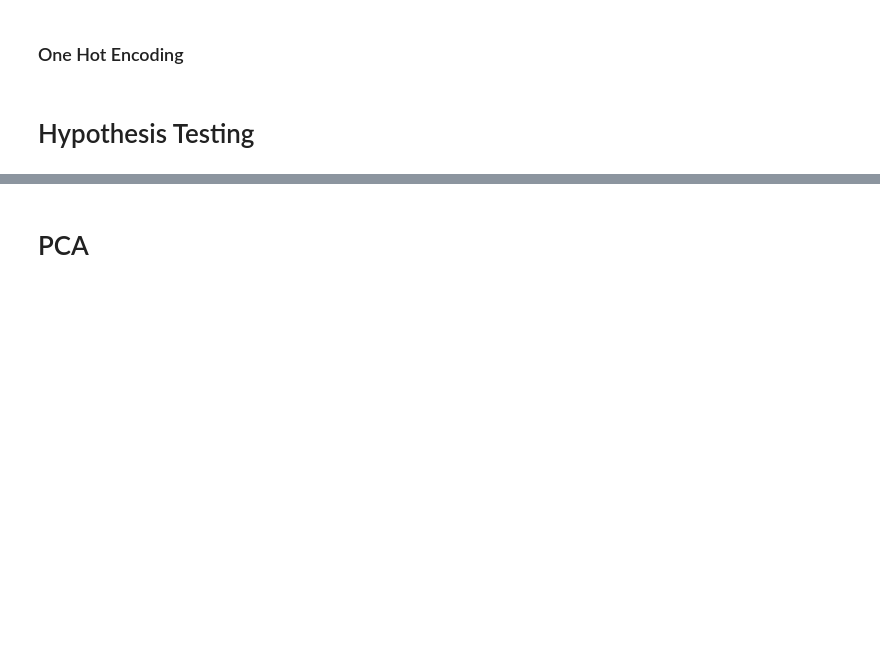
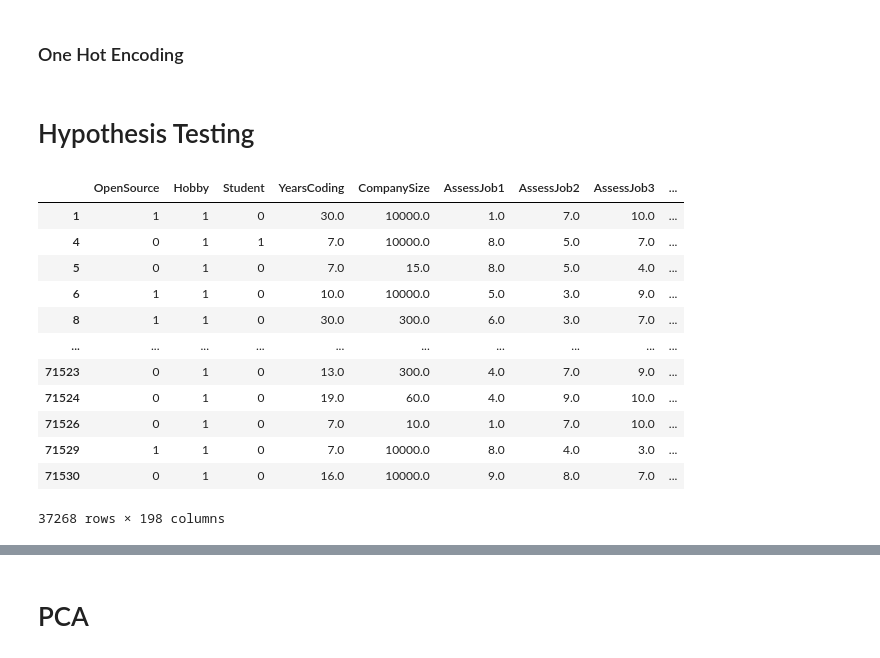
Before and after one commit to akashsky1994/stack-overflow-developer-survey-analysis, a Jupyter notebook: developer-data-analysis.ipynb, the cells around one changed output, grey strips where cells are left out. Saved outputs shown, nothing was run; the diff lists cells and outputs as text; code cells hidden in the pictures; blank space fills up the shorter version.

```diff
--- a/developer-data-analysis.ipynb
+++ b/developer-data-analysis.ipynb
@@ -217,3 +217,20 @@ X['ParentsWithHighEducation'] = df['EducationParents'].replace(EducatedParentsMa
 X.dropna(subset=["ParentsWithHighEducation"],inplace=True) #Droping NaN values
 # %% [markdown]
 # Hypothesis Testing
+# %%
+X_dummy=X
+X_dummy
+# %% [output]
+|  | OpenSource | Hobby | Student | YearsCoding | CompanySize | AssessJob1 | AssessJob2 | AssessJob3 | ... |
+| 1 | 1 | 1 | 0 | 30.0 | 10000.0 | 1.0 | 7.0 | 10.0 | ... |
+| 4 | 0 | 1 | 1 | 7.0 | 10000.0 | 8.0 | 5.0 | 7.0 | ... |
+| 5 | 0 | 1 | 0 | 7.0 | 15.0 | 8.0 | 5.0 | 4.0 | ... |
+| 6 | 1 | 1 | 0 | 10.0 | 10000.0 | 5.0 | 3.0 | 9.0 | ... |
+| 8 | 1 | 1 | 0 | 30.0 | 300.0 | 6.0 | 3.0 | 7.0 | ... |
+| ... | ... | ... | ... | ... | ... | ... | ... | ... | ... |
+| 71523 | 0 | 1 | 0 | 13.0 | 300.0 | 4.0 | 7.0 | 9.0 | ... |
+| 71524 | 0 | 1 | 0 | 19.0 | 60.0 | 4.0 | 9.0 | 10.0 | ... |
+| 71526 | 0 | 1 | 0 | 7.0 | 10.0 | 1.0 | 7.0 | 10.0 | ... |
+| 71529 | 1 | 1 | 0 | 7.0 | 10000.0 | 8.0 | 4.0 | 3.0 | ... |
+| 71530 | 0 | 1 | 0 | 16.0 | 10000.0 | 9.0 | 8.0 | 7.0 | ... |
+37268 rows × 198 columns
```
Also changed, not shown: parts of 5 cells of this notebook.
